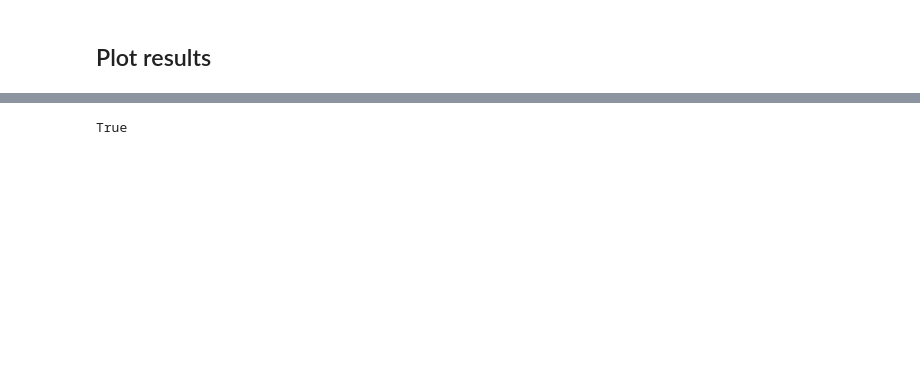
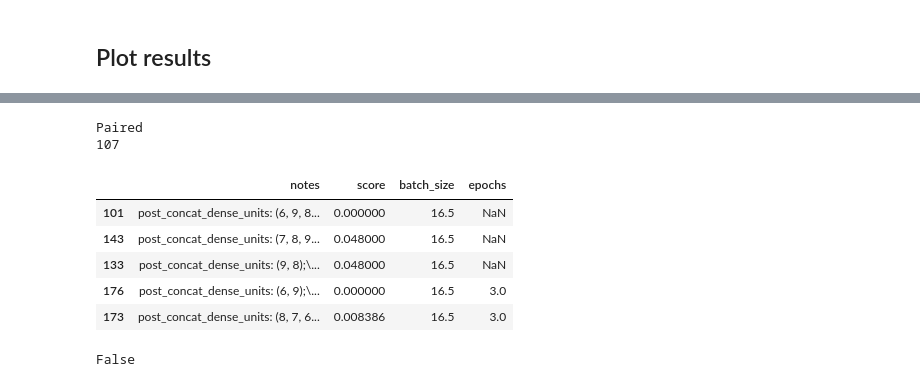
Before and after one commit to turner11/VQA-MED, a Jupyter notebook: VQA-MED/VQA.Python/plot_models_stats.ipynb, the cells around one changed output, grey strips where cells are left out. Saved outputs shown, nothing was run; the diff lists cells and outputs as text; code cells hidden in the pictures; blank space fills up the shorter version.

```diff
--- a/VQA-MED/VQA.Python/plot_models_stats.ipynb
+++ b/VQA-MED/VQA.Python/plot_models_stats.ipynb
@@ -199,9 +193,54 @@ Paired
+# %%
+
+x_name = 'parameter_count'
+y_name = 'trainable_parameter_count'
+
+
+x_name = 'prediction_'
+y_name = 'score'
+
+x_name = 'Category'
+y_name = 'score'
+
+
+x_name = 'epochs'
+y_name = 'score'
+
+
+sizes_name = 'trainable_parameter_count'
+sizes_name ='total_dens_units'
+# sizes_name ='epochs'
+sizes_name = 'batch_size'
+
+
+
+columns = list({x_name, y_name, 'notes',sizes_name})
+df_plot = cdf[columns]
+
+# df_plot = df_plot.sort_values(by=sizes_name)
+df_plot.loc[:,sizes_name] = (1+cdf[sizes_name])/2
+
+# df_plot.loc[: , 'batch_size'] = df_plot.batch_size.fillna(32)
+# df_plot.loc[: , 'epochs'] =df_plot.epochs.fillna(10)
+
+print(cmap)
+print(len(cdf))
+df_plot.sample(5)
+# %% [output]
+Paired
+107
+|  | notes | score | batch_size | epochs |
+| 101 | post_concat_dense_units: (6, 9, 8... | 0.000000 | 16.5 | NaN |
+| 143 | post_concat_dense_units: (7, 8, 9... | 0.048000 | 16.5 | NaN |
+| 133 | post_concat_dense_units: (9, 8);\... | 0.048000 | 16.5 | NaN |
+| 176 | post_concat_dense_units: (6, 9);\... | 0.000000 | 16.5 | 3.0 |
+| 173 | post_concat_dense_units: (8, 7, 6... | 0.008386 | 16.5 | 3.0 |
 # %%
-is_categorial = df_plot.dtypes[x_name] == object
+is_categorial = df_plot.dtypes[x_name] in (object, bool)
 is_categorial
 # df_plot.dtypes
 # %% [output]
-True
+False
 # %%
 %matplotlib qt
 # wx, gtk, osx, tk #inline
```
Also changed, not shown: parts of 13 cells of this notebook, 6 other files.
